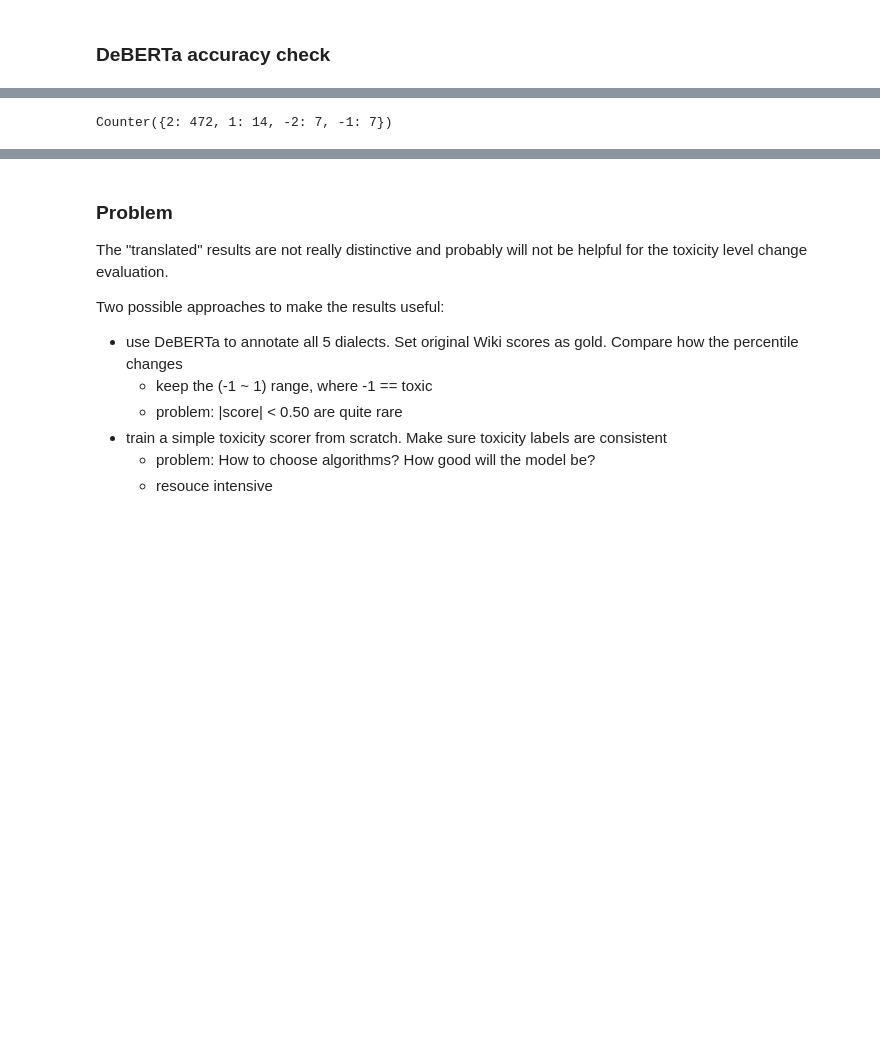
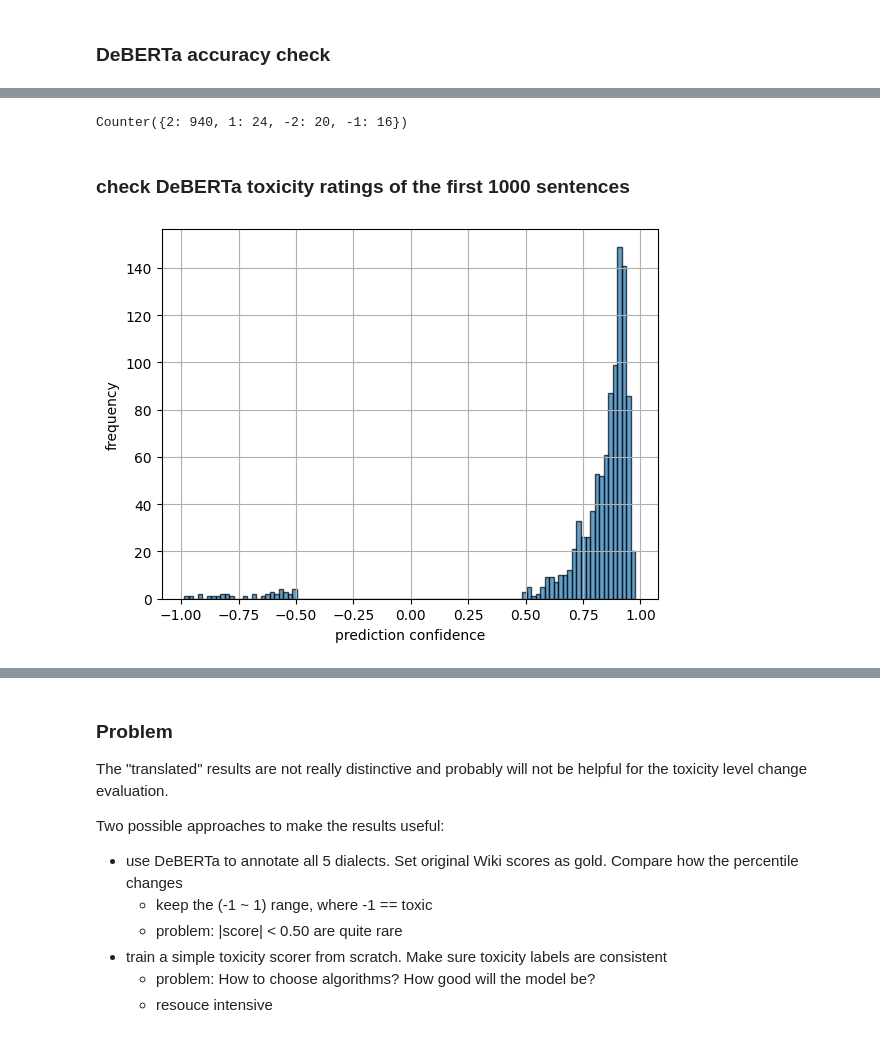
Before and after one commit to xuanxuanx-98/CompMod_2324_BN-AP, a Jupyter notebook: notebooks/toxicity_detection_dialect_bias.ipynb, the cells around one changed output, grey strips where cells are left out. Saved outputs shown, nothing was run; the diff lists cells and outputs as text; code cells hidden in the pictures; blank space fills up the shorter version.

Commit message:
added and plotted model predictions for the first 1000 sents

```diff
--- a/notebooks/toxicity_detection_dialect_bias.ipynb
+++ b/notebooks/toxicity_detection_dialect_bias.ipynb
@@ -96,4 +92,4 @@ for sent in tqdm(dfc["comment"][:500]):
-# %%
-Counter(y_pred)
-# %% [output]
-Counter({2: 472, 1: 14, -2: 7, -1: 7})
+# %%
+Counter([i[0] for i in y_pred])
+# %% [output]
+Counter({2: 940, 1: 24, -2: 20, -1: 16})
@@ -99,0 +102,14 @@ Counter({2: 472, 1: 14, -2: 7, -1: 7})
+# %% [markdown]
+### check DeBERTa toxicity ratings of the first 1000  sentences
+# %%
+pred_1k = pd.read_csv("../data/pred_500.csv")
+# %%
+confidence = list(pred_1k["confidence"])
+
+plt.hist(confidence, bins=100, edgecolor='black', alpha=0.7)
+plt.xlabel('prediction confidence')
+plt.ylabel('frequency')
+plt.grid(True)
+plt.show()
+# %% [output]
+[figure, added]
```
Also changed, not shown: parts of 6 cells of this notebook, 1 other file.
